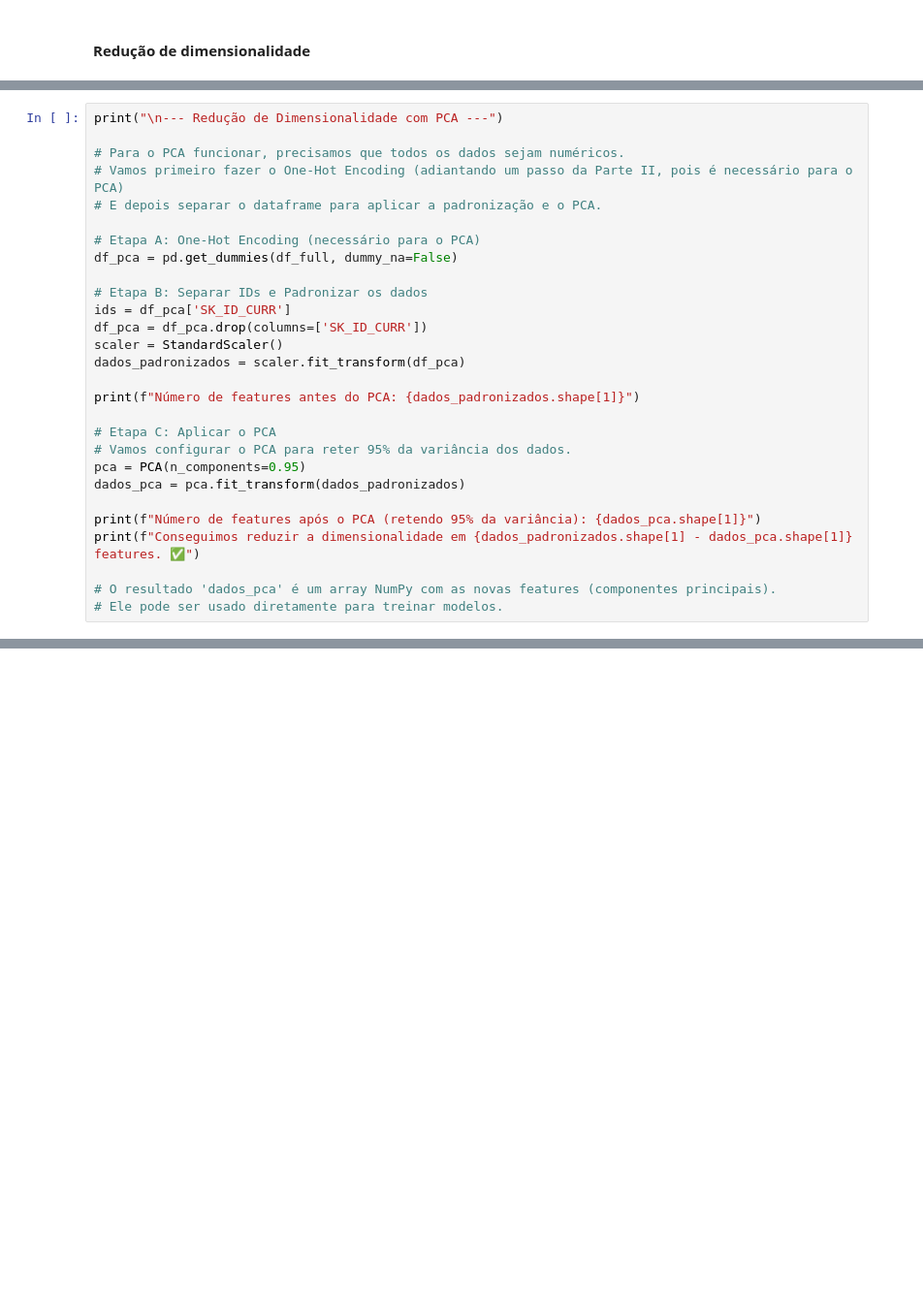
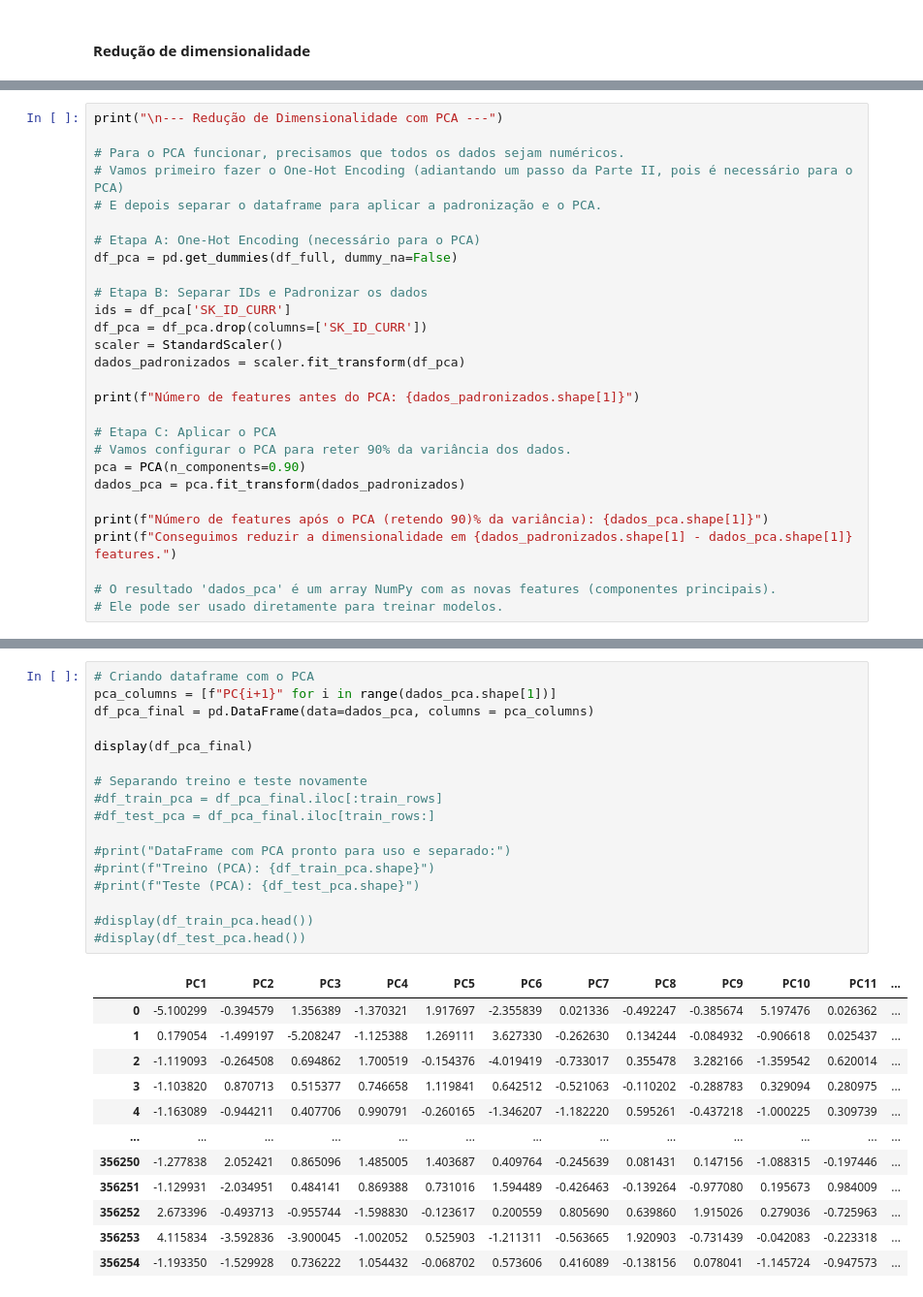
Before and after one commit to joaoserpellone/Previsao_Analise_credito, a Jupyter notebook: Pre_processamento.ipynb, the cells around one changed output, grey strips where cells are left out. Shown at 97% size. Saved outputs shown, nothing was run; the diff lists cells and outputs as text; blank space fills up the shorter version.

Commit message:
finalizando pre processamento

```diff
--- a/Pre_processamento.ipynb
+++ b/Pre_processamento.ipynb
@@ -330,12 +327,12 @@ dados_padronizados = scaler.fit_transform(df_pca)
 print(f"Número de features antes do PCA: {dados_padronizados.shape[1]}")
 
 # Etapa C: Aplicar o PCA
-# Vamos configurar o PCA para reter 95% da variância dos dados.
-pca = PCA(n_components=0.95)
+# Vamos configurar o PCA para reter 90% da variância dos dados.
+pca = PCA(n_components=0.90)
 dados_pca = pca.fit_transform(dados_padronizados)
 
-print(f"Número de features após o PCA (retendo 95% da variância): {dados_pca.shape[1]}")
-print(f"Conseguimos reduzir a dimensionalidade em {dados_padronizados.shape[1] - dados_pca.shape[1]} features. ✅")
+print(f"Número de features após o PCA (retendo 90)% da variância): {dados_pca.shape[1]}")
+print(f"Conseguimos reduzir a dimensionalidade em {dados_padronizados.shape[1] - dados_pca.shape[1]} features.")
 
 # O resultado 'dados_pca' é um array NumPy com as novas features (componentes principais).
 # Ele pode ser usado diretamente para treinar modelos.
@@ -341,0 +344,30 @@ print(f"Conseguimos reduzir a dimensionalidade em {dados_padronizados.shape[1] -
+# %%
+# Criando dataframe com o PCA
+pca_columns = [f"PC{i+1}" for i in range(dados_pca.shape[1])]
+df_pca_final = pd.DataFrame(data=dados_pca, columns = pca_columns)
+
+display(df_pca_final)
+
+# Separando treino e teste novamente
+#df_train_pca = df_pca_final.iloc[:train_rows]
+#df_test_pca = df_pca_final.iloc[train_rows:]
+
+#print("DataFrame com PCA pronto para uso e separado:")
+#print(f"Treino (PCA): {df_train_pca.shape}")
+#print(f"Teste (PCA): {df_test_pca.shape}")
+
+#display(df_train_pca.head())
+#display(df_test_pca.head())
+# %% [output]
+|  | PC1 | PC2 | PC3 | PC4 | PC5 | PC6 | PC7 | PC8 | PC9 | PC10 | PC11 | ... |
+| 0 | -5.100299 | -0.394579 | 1.356389 | -1.370321 | 1.917697 | -2.355839 | 0.021336 | -0.492247 | -0.385674 | 5.197476 | 0.026362 | ... |
+| 1 | 0.179054 | -1.499197 | -5.208247 | -1.125388 | 1.269111 | 3.627330 | -0.262630 | 0.134244 | -0.084932 | -0.906618 | 0.025437 | ... |
+| 2 | -1.119093 | -0.264508 | 0.694862 | 1.700519 | -0.154376 | -4.019419 | -0.733017 | 0.355478 | 3.282166 | -1.359542 | 0.620014 | ... |
+| 3 | -1.103820 | 0.870713 | 0.515377 | 0.746658 | 1.119841 | 0.642512 | -0.521063 | -0.110202 | -0.288783 | 0.329094 | 0.280975 | ... |
+| 4 | -1.163089 | -0.944211 | 0.407706 | 0.990791 | -0.260165 | -1.346207 | -1.182220 | 0.595261 | -0.437218 | -1.000225 | 0.309739 | ... |
+| ... | ... | ... | ... | ... | ... | ... | ... | ... | ... | ... | ... | ... |
+| 356250 | -1.277838 | 2.052421 | 0.865096 | 1.485005 | 1.403687 | 0.409764 | -0.245639 | 0.081431 | 0.147156 | -1.088315 | -0.197446 | ... |
+| 356251 | -1.129931 | -2.034951 | 0.484141 | 0.869388 | 0.731016 | 1.594489 | -0.426463 | -0.139264 | -0.977080 | 0.195673 | 0.984009 | ... |
+| 356252 | 2.673396 | -0.493713 | -0.955744 | -1.598830 | -0.123617 | 0.200559 | 0.805690 | 0.639860 | 1.915026 | 0.279036 | -0.725963 | ... |
+| 356253 | 4.115834 | -3.592836 | -3.900045 | -1.002052 | 0.525903 | -1.211311 | -0.563665 | 1.920903 | -0.731439 | -0.042083 | -0.223318 | ... |
+| 356254 | -1.193350 | -1.529928 | 0.736222 | 1.054432 | -0.068702 | 0.573606 | 0.416089 | -0.138156 | 0.078041 | -1.145724 | -0.947573 | ... |
```
Also changed, not shown: parts of 15 cells of this notebook.
